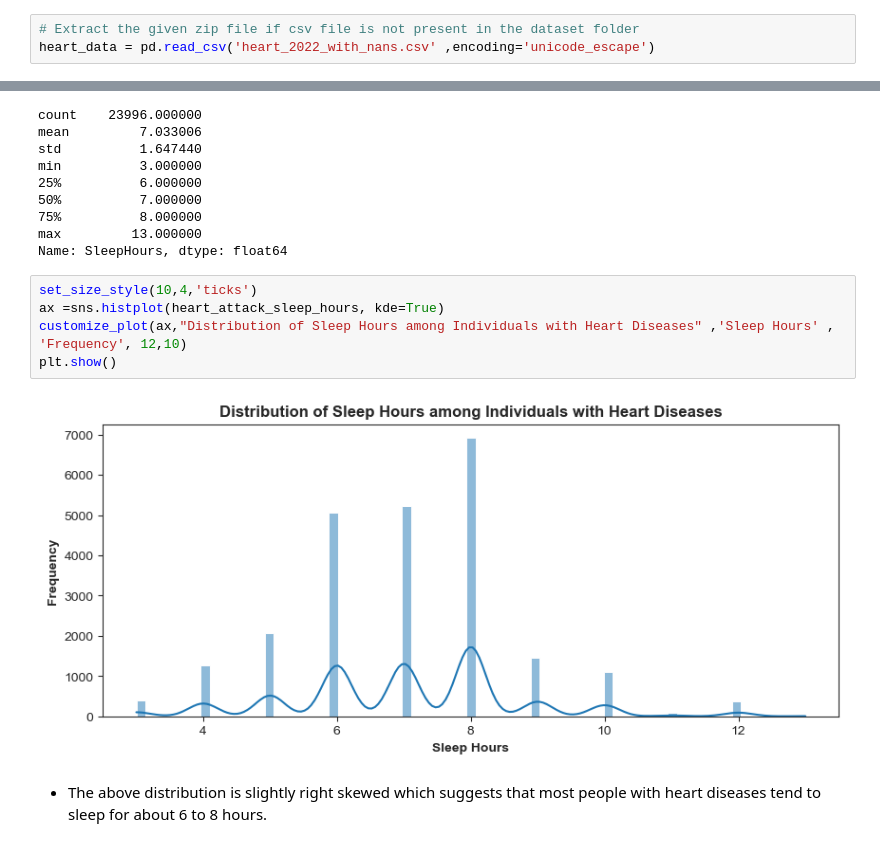
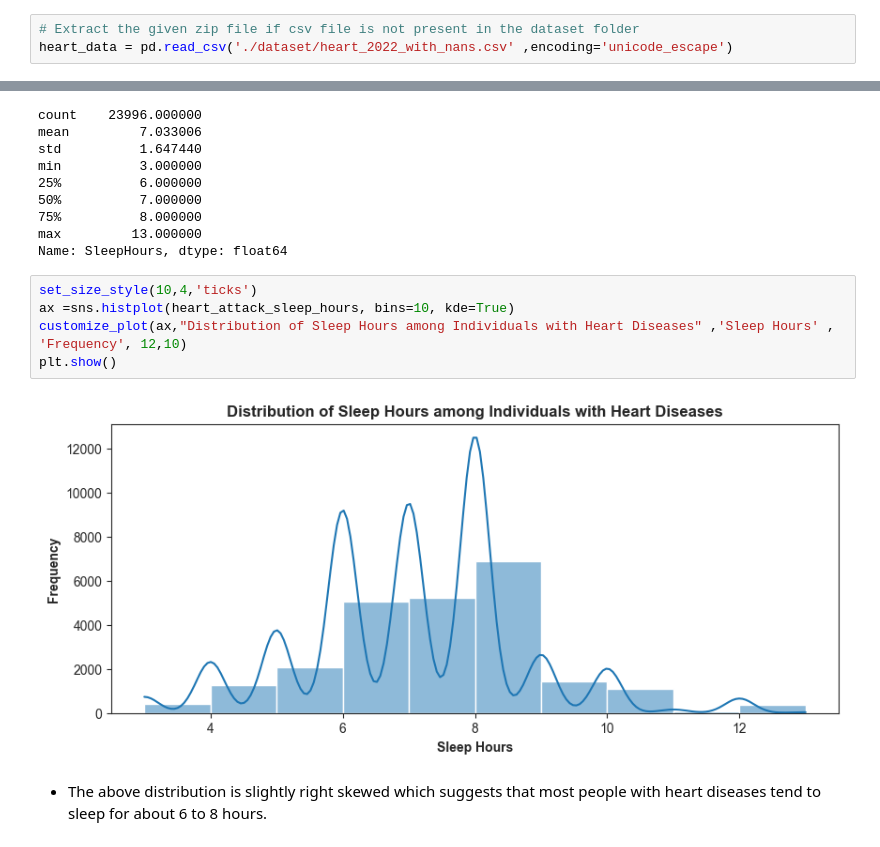
Before and after one commit to ali-bin-kashif/heart-disease-healthcare-data-analysis, a Jupyter notebook: heart_indicator_data_analysis.ipynb, the cells around one changed output, grey strips where cells are left out. Saved outputs shown, nothing was run; the diff lists cells and outputs as text.

```diff
--- a/heart_indicator_data_analysis.ipynb
+++ b/heart_indicator_data_analysis.ipynb
@@ -182,7 +190,7 @@ def customize_plot(plot, title:str, xlabel:str,  ylabel:str, title_font:int, lab
 # Loading dataset
 # %%
 # Extract the given zip file if csv file is not present in the dataset folder
-heart_data = pd.read_csv('heart_2022_with_nans.csv' ,encoding='unicode_escape')
+heart_data = pd.read_csv('./dataset/heart_2022_with_nans.csv' ,encoding='unicode_escape')
 # %% [markdown]
 # Data Identification and Cleaning
 # %%
@@ -1248,10 +1303,10 @@ max         13.000000
 Name: SleepHours, dtype: float64
 # %%
 set_size_style(10,4,'ticks')
-ax =sns.histplot(heart_attack_sleep_hours, kde=True)
+ax =sns.histplot(heart_attack_sleep_hours, bins=10, kde=True)
 customize_plot(ax,"Distribution of Sleep Hours among Individuals with Heart Diseases" ,'Sleep Hours' , 'Frequency', 12,10)
 plt.show()
 # %% [output]
-[figure, old version]
+[figure, new version]
 # %% [markdown]
 - The above distribution is slightly right skewed which suggests that most people with heart diseases tend to sleep for about 6 to 8 hours.
```
Also changed, not shown: parts of 26 cells of this notebook.
